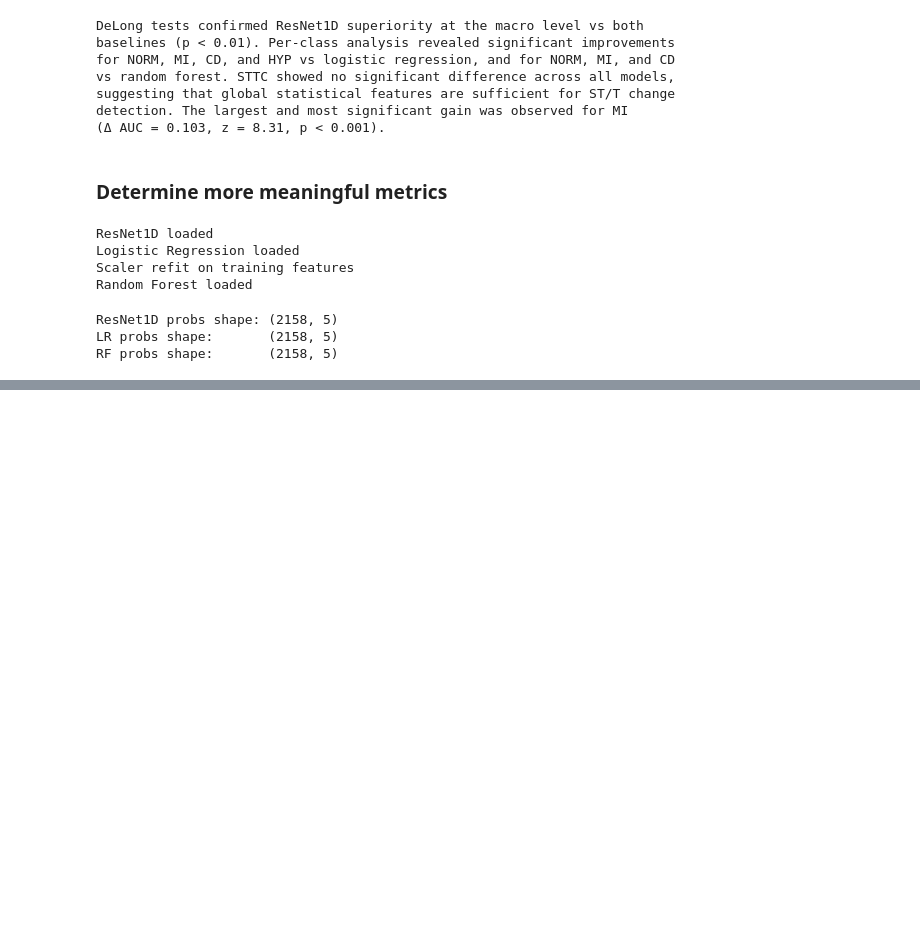
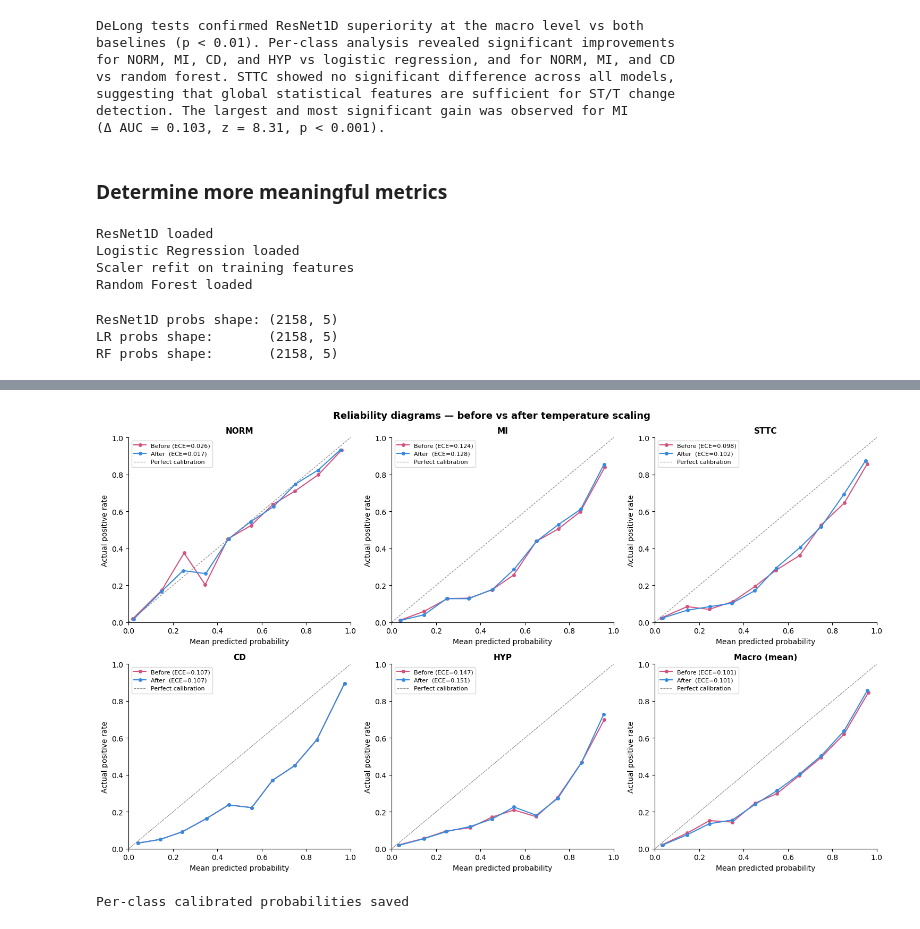
Before and after one commit to cristopher-d-delgado/ecg-ai-statistical-evaluation, a Jupyter notebook: notebooks/modeling.ipynb, the cells around one changed output, grey strips where cells are left out. Saved outputs shown, nothing was run; the diff lists cells and outputs as text; code cells hidden in the pictures; blank space fills up the shorter version.

```diff
--- a/notebooks/modeling.ipynb
+++ b/notebooks/modeling.ipynb
@@ -1831,0 +2486,67 @@ ROC curves saved to artifacts/
+# %%
+# ── Fit per-class temperature scaling ─────────────────────────────────────────
+print("Fitting per-class temperature scaling...")
+pc_ts = PerClassTemperatureScaling(n_classes=N_CLASSES, init_temp=1.0)
+pc_temps = pc_ts.calibrate(val_loader, model, criterion, DEVICE)
+
+print("\nPer-class optimal temperatures:")
+for cls, t in zip(CLASS_ORDER, pc_temps):
+    print(f"  {cls}: T = {t}")
+
+# ── Get calibrated probabilities ──────────────────────────────────────────────
+model.eval()
+pc_ts.eval()
+pc_ts.to(DEVICE)
+
+all_logits = []
+all_labels = []
+
+with torch.no_grad():
+    for signals, labels in test_loader:
+        signals = signals.to(DEVICE)
+        logits  = model(signals)
+        all_logits.append(logits.cpu())
+        all_labels.append(labels.cpu())
+
+all_logits = torch.cat(all_logits)
+all_labels = torch.cat(all_labels).numpy()
+
+# Apply per-class temperature scaling
+pc_calibrated_logits = pc_ts(all_logits.to(DEVICE)).cpu()
+pc_calibrated_probs  = torch.sigmoid(pc_calibrated_logits).detach().numpy()
+uncalibrated_probs   = torch.sigmoid(all_logits).detach().numpy()
+
+# ── ECE comparison ────────────────────────────────────────────────────────────
+print("\nECE comparison — uncalibrated vs global T vs per-class T:")
+ece_comparison = pd.DataFrame({
+    'Uncalibrated': [compute_ece(all_labels[:, i], uncalibrated_probs[:, i])
+                     for i in range(N_CLASSES)],
+    'Global T':     [compute_ece(all_labels[:, i], calibrated_probs[:, i])
+                     for i in range(N_CLASSES)],
+    'Per-class T':  [compute_ece(all_labels[:, i], pc_calibrated_probs[:, i])
+                     for i in range(N_CLASSES)],
+}, index=CLASS_ORDER)
+
+ece_comparison.loc['Macro (mean)'] = ece_comparison.mean().round(4)
+print(ece_comparison)
+
+# ── AUC check ─────────────────────────────────────────────────────────────────
+auc_before = roc_auc_score(all_labels, uncalibrated_probs,  average='macro')
+auc_after  = roc_auc_score(all_labels, pc_calibrated_probs, average='macro')
+print(f"\nMacro AUC before: {auc_before:.4f}")
+print(f"Macro AUC after:  {auc_after:.4f}")
+print(f"AUC delta:        {auc_after - auc_before:.6f}  (should be ~0)")
+
+# ── Plot reliability diagrams ─────────────────────────────────────────────────
+fig = plot_calibration_comparison(
+    all_labels, uncalibrated_probs, pc_calibrated_probs, CLASS_ORDER
+)
+plt.show()
+fig.savefig(ARTIFACTS / 'calibration_per_class.png',
+            dpi=150, bbox_inches='tight')
+
+# ── Save ──────────────────────────────────────────────────────────────────────
+np.save(ARTIFACTS / 'resnet_pc_calibrated_probs.npy', pc_calibrated_probs)
+np.save(ARTIFACTS / 'pc_temperatures.npy', pc_temps)
+print("\nPer-class calibrated probabilities saved")
+# %% [output]
@@ -1831,0 +2570,2 @@ ROC curves saved to artifacts/
+[figure, added]
+Per-class calibrated probabilities saved
```
Also changed, not shown: parts of 10 cells of this notebook, 3 other files.
